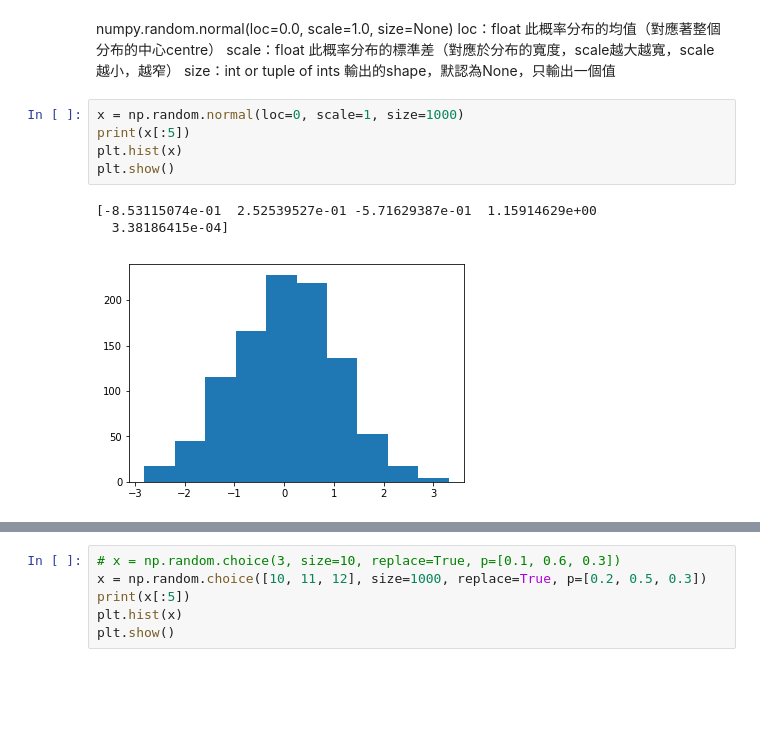
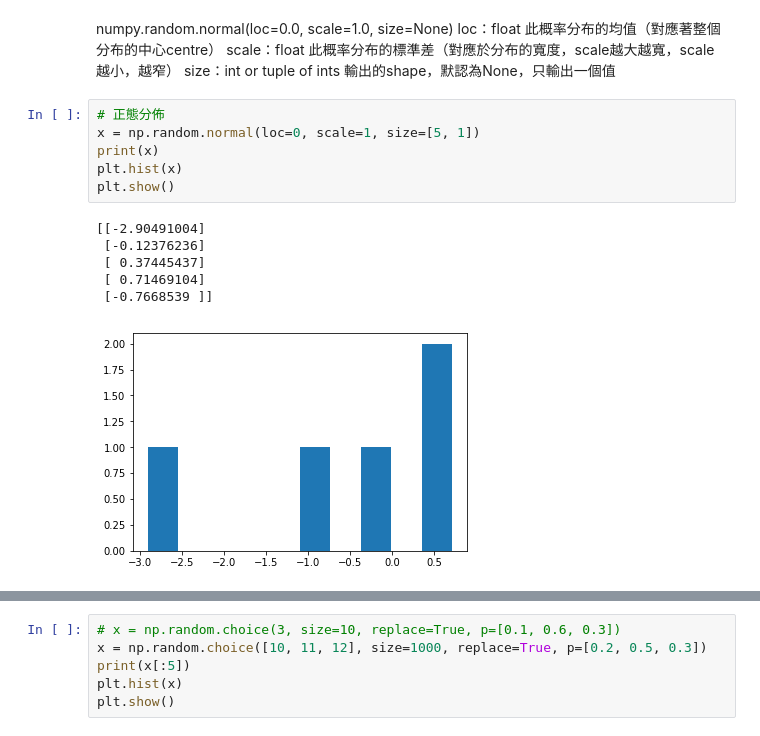
Before and after one commit to IanFan/Jupyter, a Jupyter notebook: Numpy/Random.ipynb, the cells around one changed output, grey strips where cells are left out. Cells and saved outputs as stored; diff of their text form; blank space fills up the shorter version.

Commit message:
update Numpy Random

```diff
--- a/Numpy/Random.ipynb
+++ b/Numpy/Random.ipynb
@@ -30,11 +31,15 @@ scale：float
 size：int or tuple of ints
     輸出的shape，默認為None，只輸出一個值
 # %%
-x = np.random.normal(loc=0, scale=1, size=1000)
-print(x[:5])
+# 正態分佈
+x = np.random.normal(loc=0, scale=1, size=[5, 1])
+print(x)
 plt.hist(x)
 plt.show()
 # %% [output]
-[-8.53115074e-01  2.52539527e-01 -5.71629387e-01  1.15914629e+00
-  3.38186415e-04]
+[[-2.90491004]
+ [-0.12376236]
+ [ 0.37445437]
+ [ 0.71469104]
+ [-0.7668539 ]]
-[figure, old version]
+[figure, new version]
```
Also changed, not shown: parts of 5 cells of this notebook.
